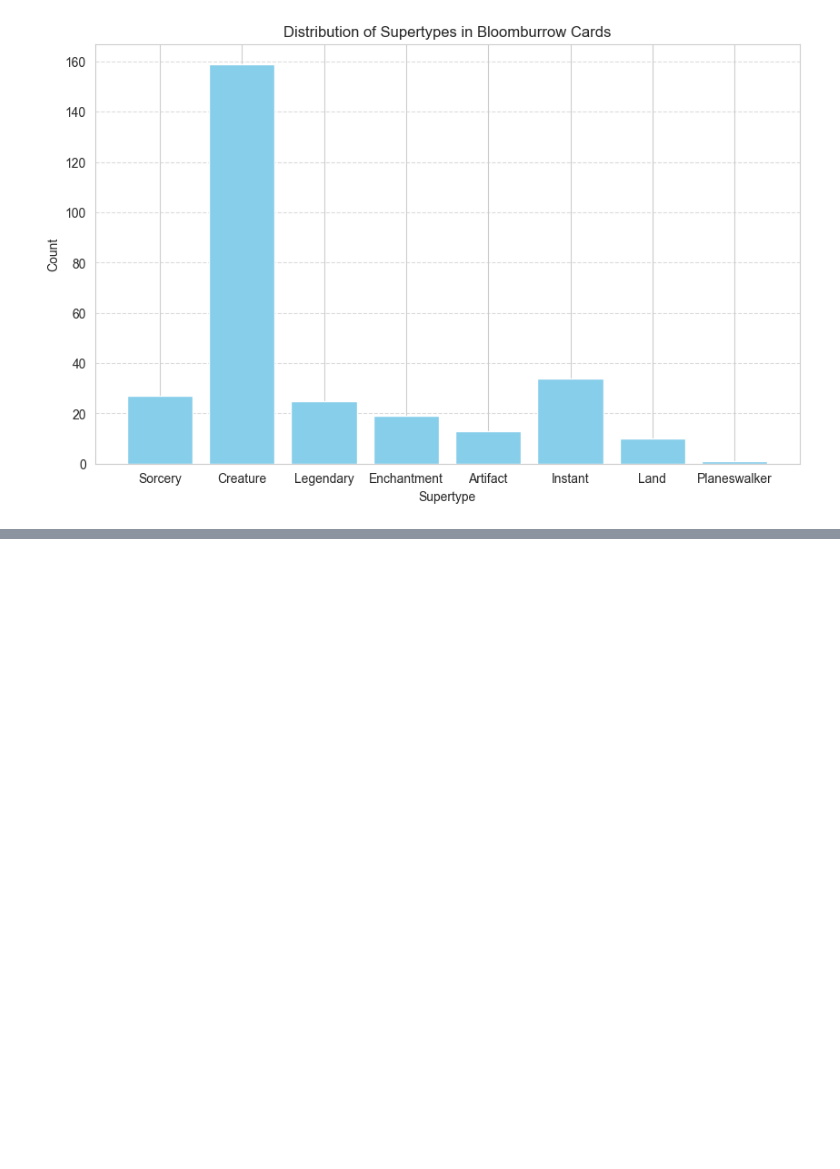
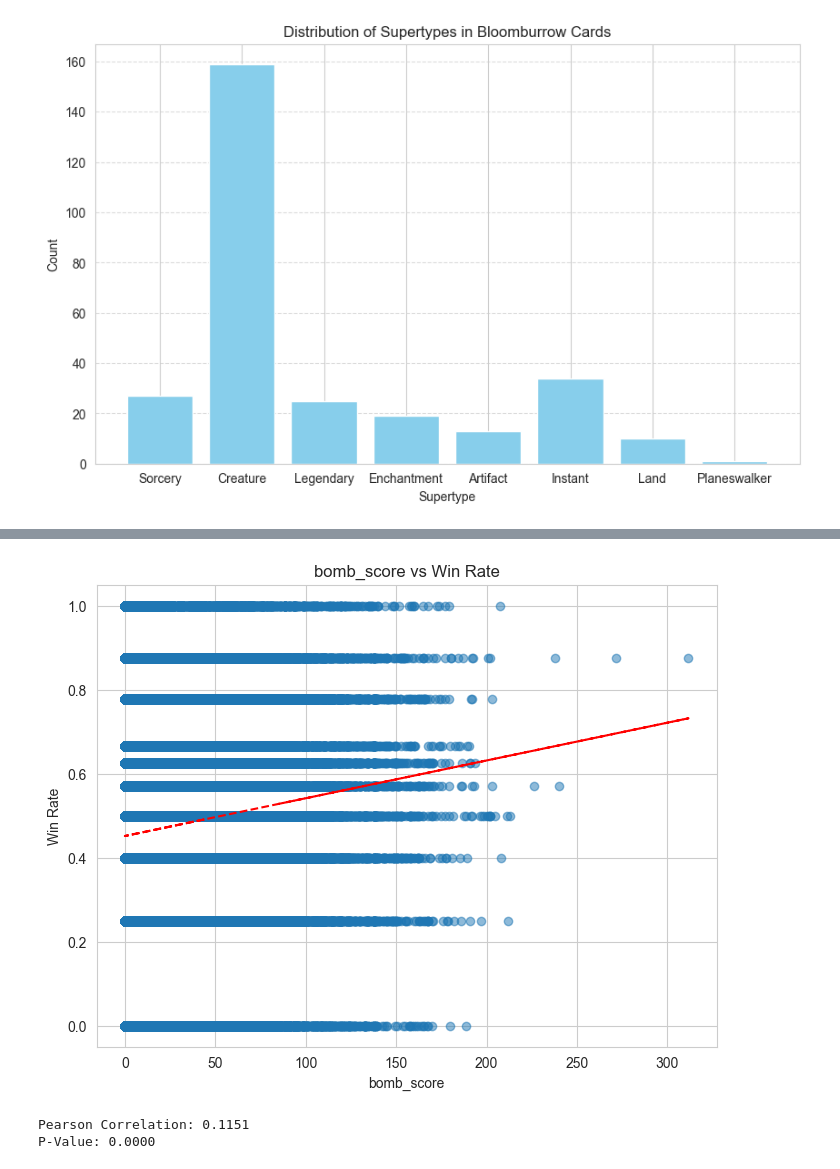
Before and after one commit to pauldennis2/manafest-destiny, a Jupyter notebook: presentation_notebook.ipynb, the cells around one changed output, grey strips where cells are left out. Saved outputs shown, nothing was run; the diff lists cells and outputs as text; code cells hidden in the pictures; blank space fills up the shorter version.

```diff
--- a/presentation_notebook.ipynb
+++ b/presentation_notebook.ipynb
@@ -1057,0 +1120,4 @@ This notebook will show a simplified process flow that does NOT include Neural n
+# %%
+ratings_df = pd.read_csv("data/blb/card-ratings.csv")
+ratings_df["GP WR"] = ratings_df["GP WR"].str.rstrip('%').astype(float) / 100
+ratings_df.head(2)
@@ -1057,0 +1191,5 @@ This notebook will show a simplified process flow that does NOT include Neural n
+# %%
+# Filter bombs based on rarity and win rate threshold
+bombs_df = ratings_df[(ratings_df["Rarity"].isin(["R", "M"])) & (ratings_df["GP WR"] >= 0.54)][["Name", "Color", "Rarity", "ATA", "GP WR"]]
+bombs_map = bombs_df.set_index("Name")["GP WR"].to_dict()
+bombs_df.head(5) # Listed in color order so we're seeing white
@@ -1057,0 +1203,35 @@ This notebook will show a simplified process flow that does NOT include Neural n
+# %%
+def compute_bomb_scores(df, bomb_map):
+    """
+    Computes bomb scores for each deck by iterating over identified bombs
+    and applying the formula directly.
+
+    Parameters:
+    df (pd.DataFrame): The reduced dataset (one row per deck).
+    bomb_map (dict): A dictionary where keys are bomb card names and values are GP WR scores.
+
+    Returns:
+    pd.Series: Bomb scores for each deck.
+    """
+
+    # Initialize bomb score column to zero
+    bomb_scores = pd.Series(0, index=df.index, dtype=float)
+
+    # Iterate over the bomb map
+    for card_name, win_rate in bomb_map.items():
+        deck_col = f"deck_{card_name}"  # Column name for this card in the deck data
+
+        if deck_col in df.columns:
+            # Apply formula where card count is nonzero
+            bomb_scores += df[deck_col] * (((win_rate - 0.54) * 100) ** 3)
+
+    return bomb_scores
+
+# Compute bomb scores using preprocessed bomb_map
+decks_df["bomb_score"] = compute_bomb_scores(decks_df, bombs_df.set_index("Name")["GP WR"].to_dict())
+plot_feature_vs_winrate(decks_df, "bomb_score")
+calc_pearson_wrcorr(decks_df, "bomb_score")
+# %% [output]
+[figure, added]
+Pearson Correlation: 0.1151
+P-Value: 0.0000
```
Also changed, not shown: parts of 21 cells of this notebook.
